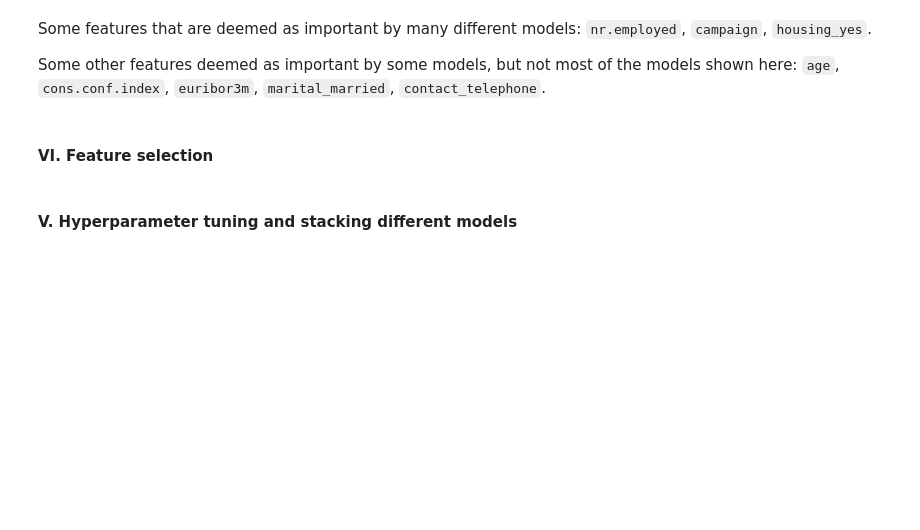
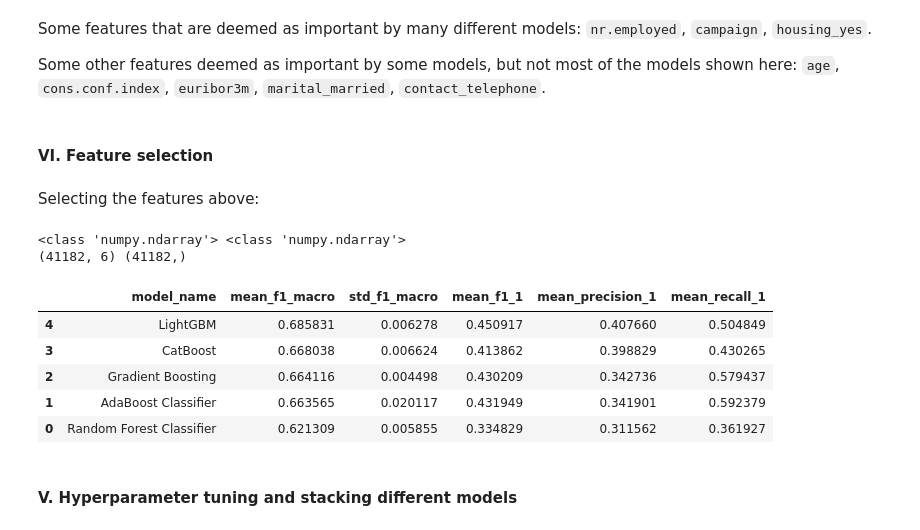
Before and after one commit to thaianle/bank-marketing, a Jupyter notebook: bank-marketing.ipynb, the cells around one changed output. Saved outputs shown, nothing was run; the diff lists cells and outputs as text; code cells hidden in the pictures; blank space fills up the shorter version.

````diff
--- a/bank-marketing.ipynb
+++ b/bank-marketing.ipynb
@@ -1172,6 +1172,42 @@
 Some other features deemed as important by some models, but not most of the models shown here: ```age```, ```cons.conf.index```, ```euribor3m```, ```marital_married```, ```contact_telephone```.
 # %% [markdown]
 #### VI. Feature selection
+# %% [markdown]
+Selecting the features above:
+# %%
+# Split the DataFrame into feature and target variables
+X = bank_marketing_features[['nr.employed', 'campaign', 'housing_yes', 'age', 'marital_married', 'contact_telephone']].values
+
+# Encode the target variable (originally "yes/no")
+label_enc = LabelEncoder()
+y = label_enc.fit_transform(bank_marketing['y'])
+
+# Check if they are NumPy arrays
+print(type(X), type(y))
+print(X.shape, y.shape)
+# %% [output]
+<class 'numpy.ndarray'> <class 'numpy.ndarray'>
+(41182, 6) (41182,)
+# %%
+# Run the results again with the top 5 models
+# Note that X and y have been defined differently
+
+model_list = [('Random Forest Classifier', RandomForestClassifier(random_state = my_seed)),
+              ('AdaBoost Classifier', AdaBoostClassifier(random_state = my_seed)),
+              ('Gradient Boosting', GradientBoostingClassifier(random_state = my_seed)),
+              ('CatBoost', CatBoostClassifier(random_state = my_seed, verbose = False)), # suppress CatBoost updates on its learning process
+              ('LightGBM', lgb.LGBMClassifier(random_state = my_seed, verbose = -1))] # suppress LightGBM updates on its learning process
+
+entire_results = pd.concat([result_table(model_name, model) for model_name, model in model_list], ignore_index = True)
+entire_results = entire_results.sort_values(['mean_f1_macro', 'std_f1_macro'], ascending = [False, True])
+entire_results
+# %% [output]
+|  | model_name | mean_f1_macro | std_f1_macro | mean_f1_1 | mean_precision_1 | mean_recall_1 |
+| 4 | LightGBM | 0.685831 | 0.006278 | 0.450917 | 0.407660 | 0.504849 |
+| 3 | CatBoost | 0.668038 | 0.006624 | 0.413862 | 0.398829 | 0.430265 |
+| 2 | Gradient Boosting | 0.664116 | 0.004498 | 0.430209 | 0.342736 | 0.579437 |
+| 1 | AdaBoost Classifier | 0.663565 | 0.020117 | 0.431949 | 0.341901 | 0.592379 |
+| 0 | Random Forest Classifier | 0.621309 | 0.005855 | 0.334829 | 0.311562 | 0.361927 |
 # %% [markdown]
 #### V. Hyperparameter tuning and stacking different models
 # %% [markdown]
````
Also changed, not shown: parts of 23 cells of this notebook, 4 other files.
